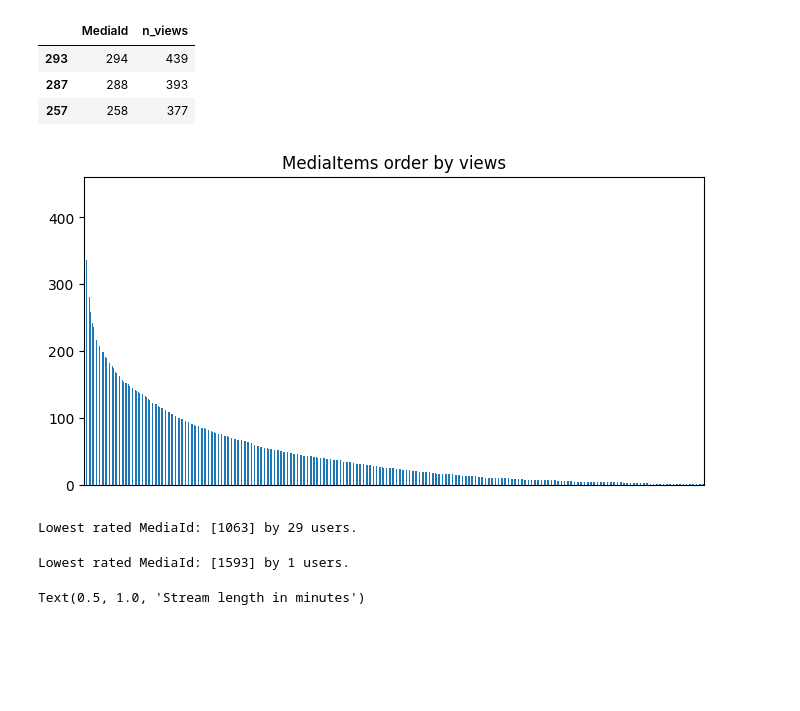
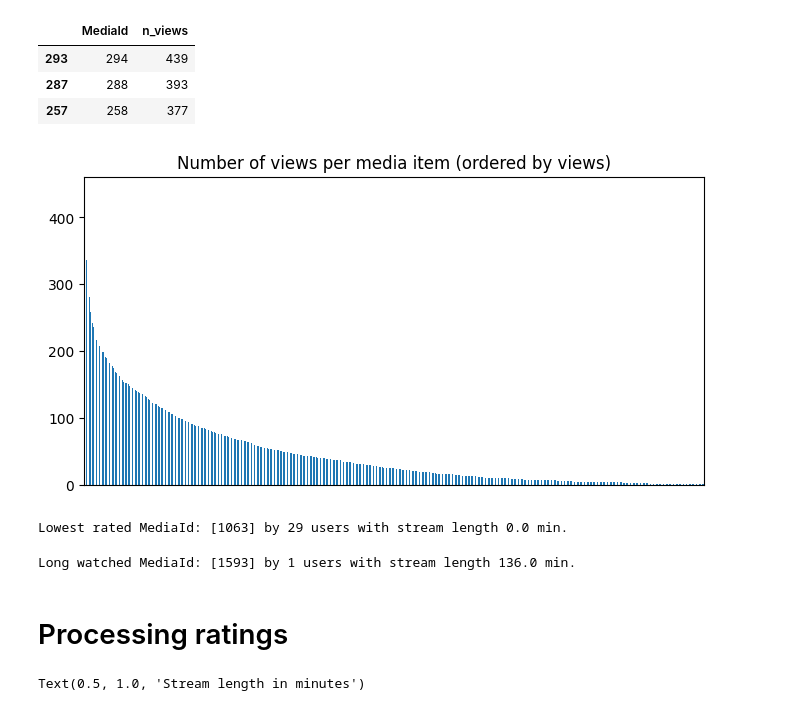
Before and after one commit to tessavdheiden/item-to-item-collaborative-filter, a Jupyter notebook: item_to_item_cf.ipynb, the cells around one changed output. Cells and saved outputs as stored; diff of their text form; code cells hidden in the pictures; blank space fills up the shorter version.

```diff
--- a/item_to_item_cf.ipynb
+++ b/item_to_item_cf.ipynb
@@ -184,31 +186,35 @@ item_freq.sort_values('n_views', ascending=False).head(3)
 | 287 | 288 | 393 |
 | 257 | 258 | 377 |
 # %%
-# Many media items distribution has a relatively long tale.
-# Useful if one wants to increase diversity.
+# The distribution of views per media item has a relatively long tale.
+# See section "Validation", which checks if popular items will also be recommended more.
 _, ax = plt.subplots(figsize=(8, 4))
 item_freq.sort_values('n_views', ascending=False)['n_views'].plot.bar(ax=ax, width=.5)
 ax.set_xticklabels([])
 ax.set_xticks([])
-ax.set_title('MediaItems order by views');
+ax.set_title('Number of views per media item (ordered by views)');
 # %% [output]
-[figure, old version]
+[figure, new version]
 # %%
-# Find Lowest and Highest rated media:
+# Media that are watched very briefly.
+# It is watched for only 0 min. Error?
 mean_rating = df.groupby('MediaId')[['StreamLength']].mean()
-# Lowest rated media
 lowest_rated = mean_rating['StreamLength'].idxmin()
 lowest_rated_MediaId = df.loc[df['MediaId'] == lowest_rated]['MediaId']
-print(f'Lowest rated MediaId: {lowest_rated_MediaId.unique()} by {len(lowest_rated_MediaId)} users.')
+lowest_value = mean_rating['StreamLength'].min()
+print(f'Briefly watched MediaId: {lowest_rated_MediaId.unique()} by {len(lowest_rated_MediaId)} users with stream length {lowest_value} min.')
 # %% [output]
-Lowest rated MediaId: [1063] by 29 users.
+Lowest rated MediaId: [1063] by 29 users with stream length 0.0 min.
 # %%
-# Highest rated media
+# Media that are watched at great length.
 highest_rated = mean_rating['StreamLength'].idxmax()
 highest_rated_MediaId = df.loc[df['MediaId'] == highest_rated]['MediaId']
-print(f'Lowest rated MediaId: {highest_rated_MediaId.unique()} by {len(highest_rated_MediaId)} users.')
+highest_value = mean_rating['StreamLength'].max()
+print(f'Long watched MediaId: {highest_rated_MediaId.unique()} by {len(highest_rated_MediaId)} users with stream length {highest_value} min.')
 # %% [output]
-Lowest rated MediaId: [1593] by 1 users.
+Long watched MediaId: [1593] by 1 users with stream length 136.0 min.
+# %% [markdown]
+# Processing ratings
 # %%
 # Outliers are visualized by black circles, indicating that they
 _, ax = plt.subplots(figsize=(4, 4))
```
Also changed, not shown: parts of 12 cells of this notebook.
